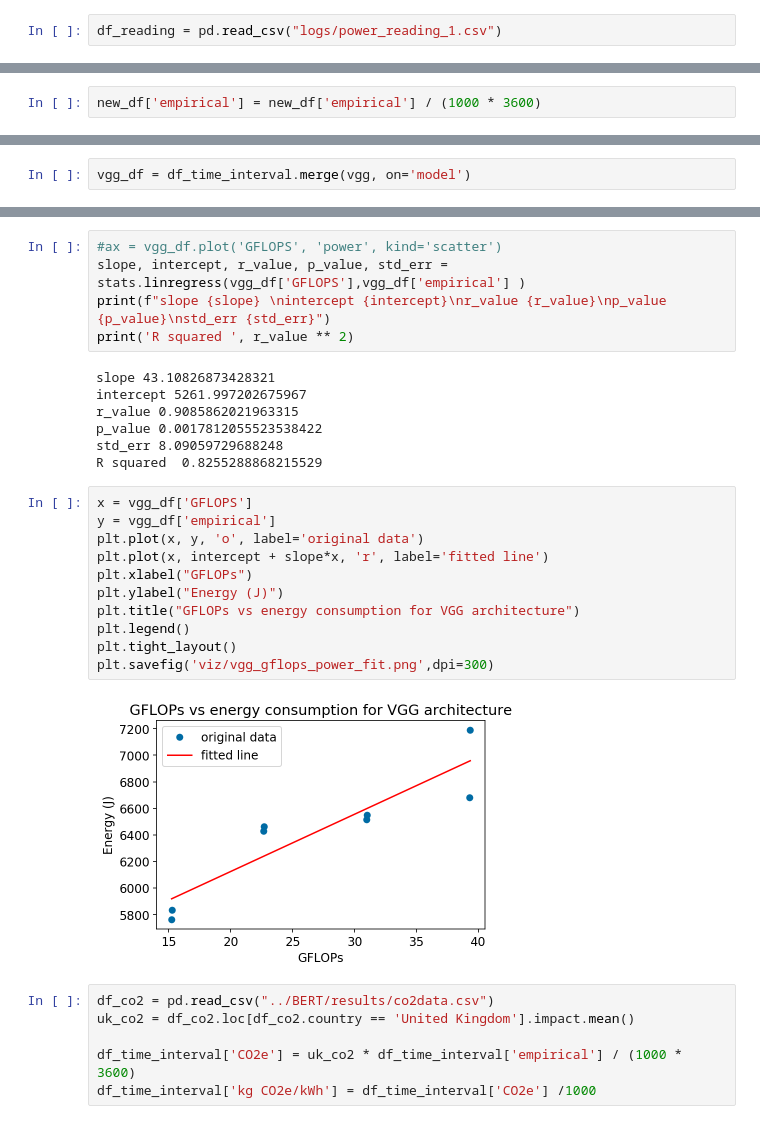
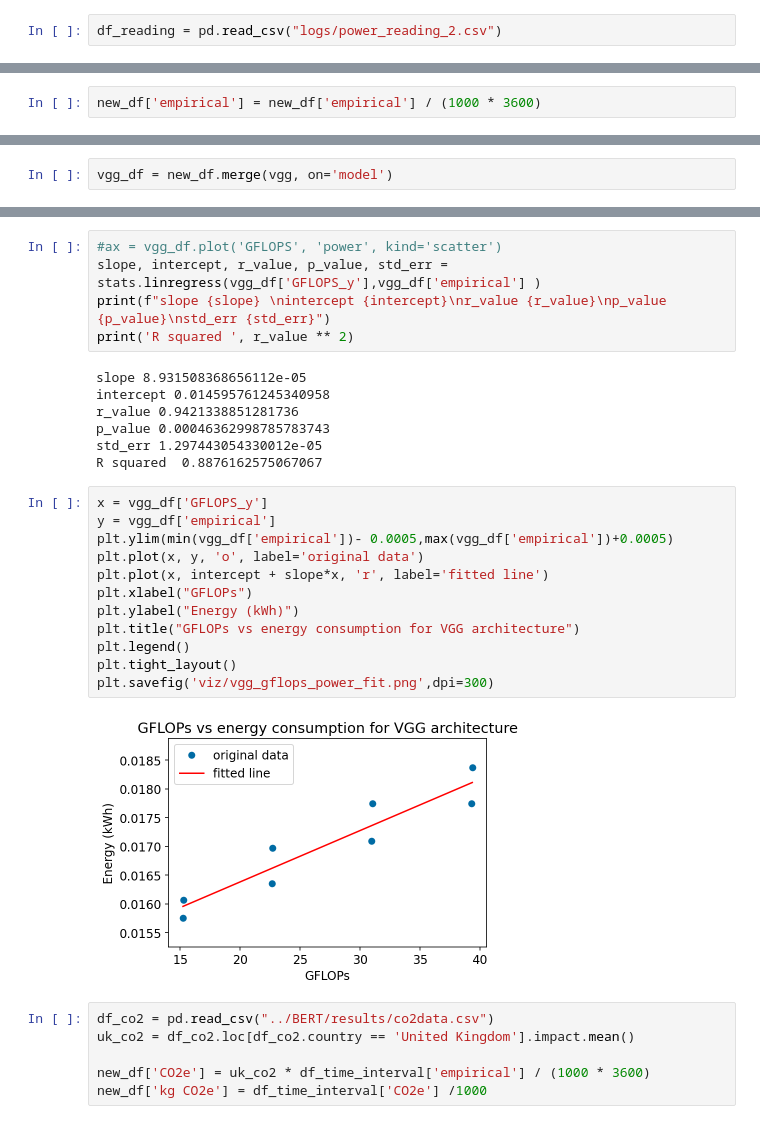
Before and after one commit to MScDissertation/model_hub, a Jupyter notebook: Vision models.ipynb, the cells around one changed output, grey strips where cells are left out. Cells and saved outputs as stored; diff of their text form.

```diff
--- a/Vision models.ipynb
+++ b/Vision models.ipynb
@@ -221,7 +222,7 @@ R squared 0.691149718838231
 # %% [markdown]
 ## power monitor readings
 # %%
-df_reading = pd.read_csv("logs/power_reading_1.csv")
+df_reading = pd.read_csv("logs/power_reading_2.csv")
 # %%
 df_reading['last_changed'] = pd.to_datetime(df_reading['last_changed'], errors='coerce')
 df_reading.dropna(subset=['last_changed'], inplace=True)
@@ -360,2 +401,2 @@ plt.savefig('viz/inference_gflops_power_fit.png',dpi=300)
 # %%
-vgg_df = df_time_interval.merge(vgg, on='model')
+vgg_df = new_df.merge(vgg, on='model')
@@ -362,31 +415,32 @@ vgg_df = df_time_interval.merge(vgg, on='model')
 # %%
 #ax = vgg_df.plot('GFLOPS', 'power', kind='scatter')
-slope, intercept, r_value, p_value, std_err = stats.linregress(vgg_df['GFLOPS'],vgg_df['empirical'] )
+slope, intercept, r_value, p_value, std_err = stats.linregress(vgg_df['GFLOPS_y'],vgg_df['empirical'] )
 print(f"slope {slope} \nintercept {intercept}\nr_value {r_value}\np_value {p_value}\nstd_err {std_err}")
 print('R squared ', r_value ** 2)
 # %% [output]
-slope 43.10826873428321
-intercept 5261.997202675967
-r_value 0.9085862021963315
-p_value 0.0017812055523538422
-std_err 8.09059729688248
-R squared  0.8255288868215529
+slope 8.931508368656112e-05
+intercept 0.014595761245340958
+r_value 0.9421338851281736
+p_value 0.00046362998785783743
+std_err 1.297443054330012e-05
+R squared  0.8876162575067067
 # %%
-x = vgg_df['GFLOPS']
+x = vgg_df['GFLOPS_y']
 y = vgg_df['empirical']
+plt.ylim(min(vgg_df['empirical'])- 0.0005,max(vgg_df['empirical'])+0.0005)
 plt.plot(x, y, 'o', label='original data')
 plt.plot(x, intercept + slope*x, 'r', label='fitted line')
 plt.xlabel("GFLOPs")
-plt.ylabel("Energy (J)")
+plt.ylabel("Energy (kWh)")
 plt.title("GFLOPs vs energy consumption for VGG architecture")
 plt.legend()
 plt.tight_layout()
 plt.savefig('viz/vgg_gflops_power_fit.png',dpi=300)
 # %% [output]
-[figure, old version]
+[figure, new version]
 # %%
 df_co2 = pd.read_csv("../BERT/results/co2data.csv")
 uk_co2 = df_co2.loc[df_co2.country == 'United Kingdom'].impact.mean()
 
-df_time_interval['CO2e'] = uk_co2 * df_time_interval['empirical'] / (1000 * 3600)
-df_time_interval['kg CO2e/kWh'] = df_time_interval['CO2e'] /1000
+new_df['CO2e'] = uk_co2 * df_time_interval['empirical'] / (1000 * 3600)
+new_df['kg CO2e'] = df_time_interval['CO2e'] /1000
```
Also changed, not shown: parts of 16 cells of this notebook, 2 other files.
